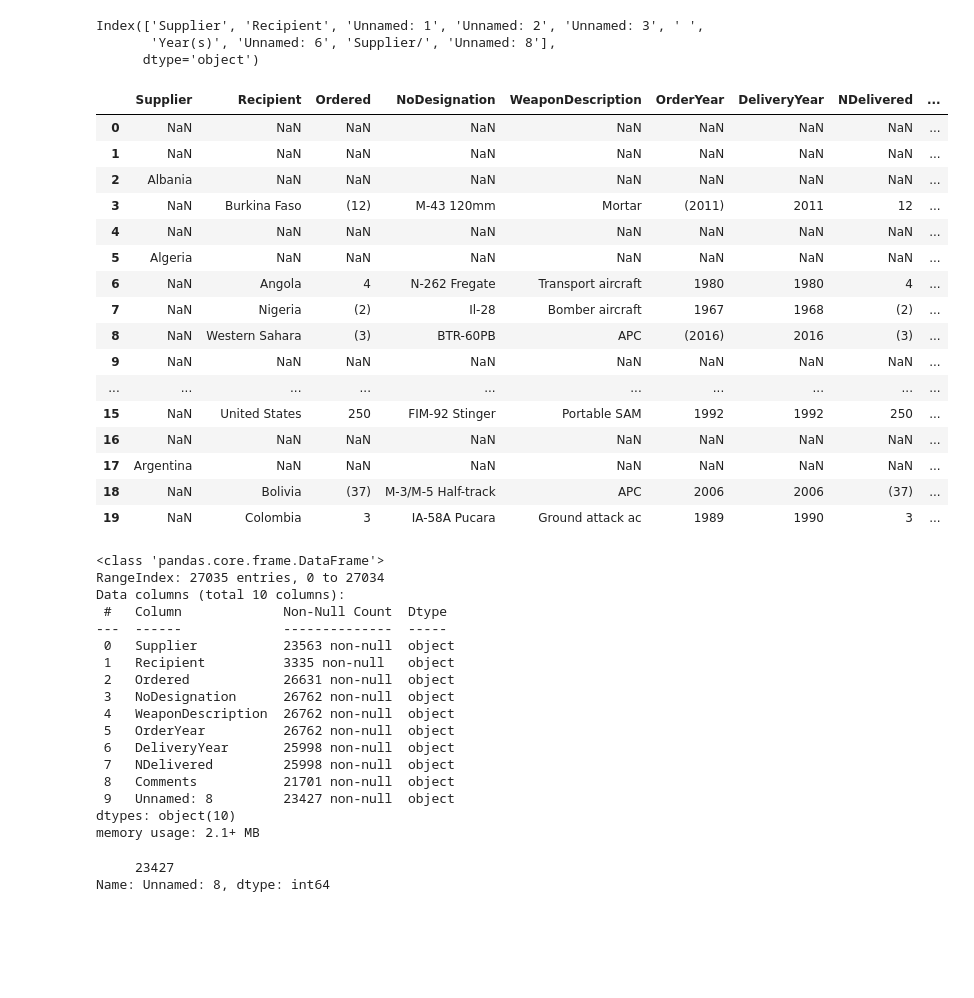
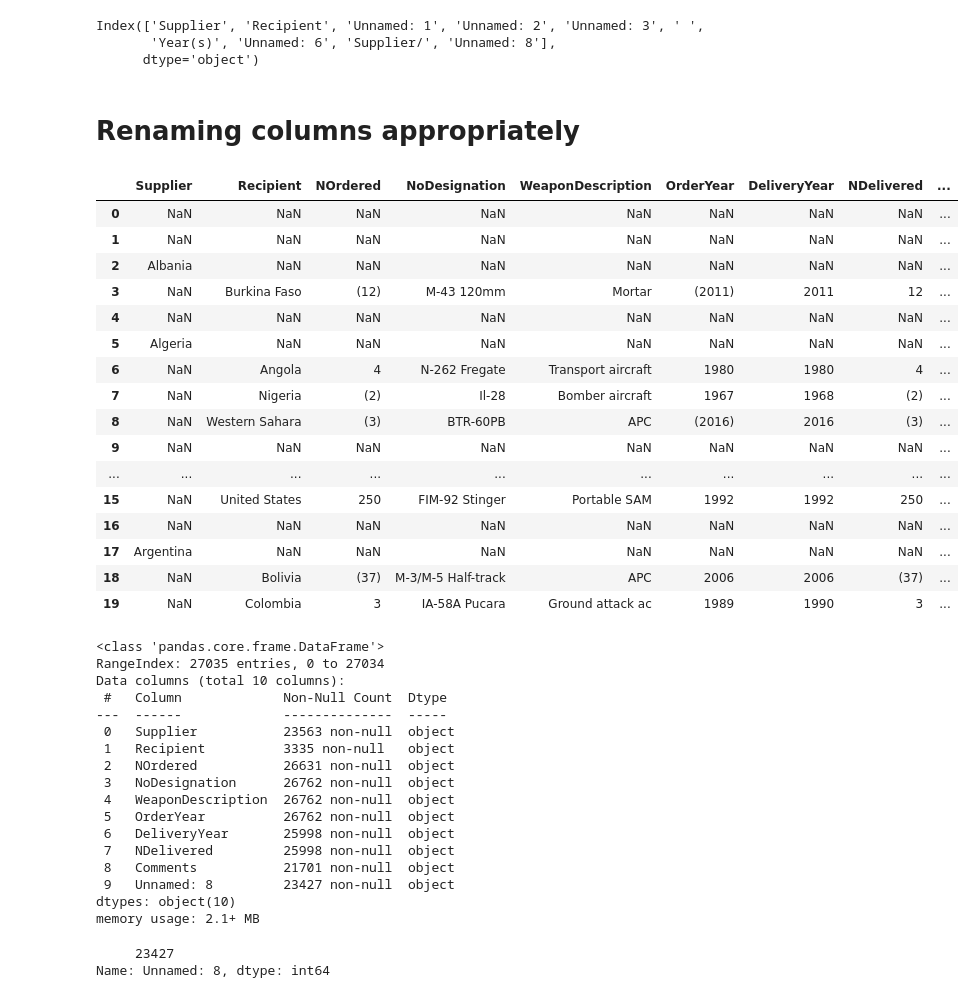
Before and after one commit to MichaelBurak/arms-trade-analysis, a Jupyter notebook: sipri-trades.ipynb, the cells around one changed output. Saved outputs shown, nothing was run; the diff lists cells and outputs as text; code cells hidden in the pictures; blank space fills up the shorter version.

```diff
--- a/sipri-trades.ipynb
+++ b/sipri-trades.ipynb
@@ -514,12 +516,14 @@ df1.columns
 Index(['Supplier', 'Recipient', 'Unnamed: 1', 'Unnamed: 2', 'Unnamed: 3', ' ',
        'Year(s)', 'Unnamed: 6', 'Supplier/', 'Unnamed: 8'],
       dtype='object')
+# %% [markdown]
+# Renaming columns appropriately
 # %%
-df1 = df1.rename(columns={'Unnamed: 1': 'Ordered','Unnamed: 2': 'NoDesignation', 'Unnamed: 3': 'WeaponDescription',' ':'OrderYear','Year(s)':'DeliveryYear','Unnamed: 6':'NDelivered','Supplier/':'Comments' })
+df1 = df1.rename(columns={'Unnamed: 1': 'NOrdered','Unnamed: 2': 'NoDesignation', 'Unnamed: 3': 'WeaponDescription',' ':'OrderYear','Year(s)':'DeliveryYear','Unnamed: 6':'NDelivered','Supplier/':'Comments' })
 
 df1.head(20)
 # %% [output]
-|  | Supplier | Recipient | Ordered | NoDesignation | WeaponDescription | OrderYear | DeliveryYear | NDelivered | ... |
+|  | Supplier | Recipient | NOrdered | NoDesignation | WeaponDescription | OrderYear | DeliveryYear | NDelivered | ... |
 | 0 | NaN | NaN | NaN | NaN | NaN | NaN | NaN | NaN | ... |
 | 1 | NaN | NaN | NaN | NaN | NaN | NaN | NaN | NaN | ... |
 | 2 | Albania | NaN | NaN | NaN | NaN | NaN | NaN | NaN | ... |
@@ -546,7 +550,7 @@ Data columns (total 10 columns):
 ---  ------             --------------  -----
  0   Supplier           23563 non-null  object
  1   Recipient          3335 non-null   object
- 2   Ordered            26631 non-null  object
+ 2   NOrdered           26631 non-null  object
  3   NoDesignation      26762 non-null  object
  4   WeaponDescription  26762 non-null  object
  5   OrderYear          26762 non-null  object
```
Also changed, not shown: parts of 67 cells of this notebook, 1 other file.
